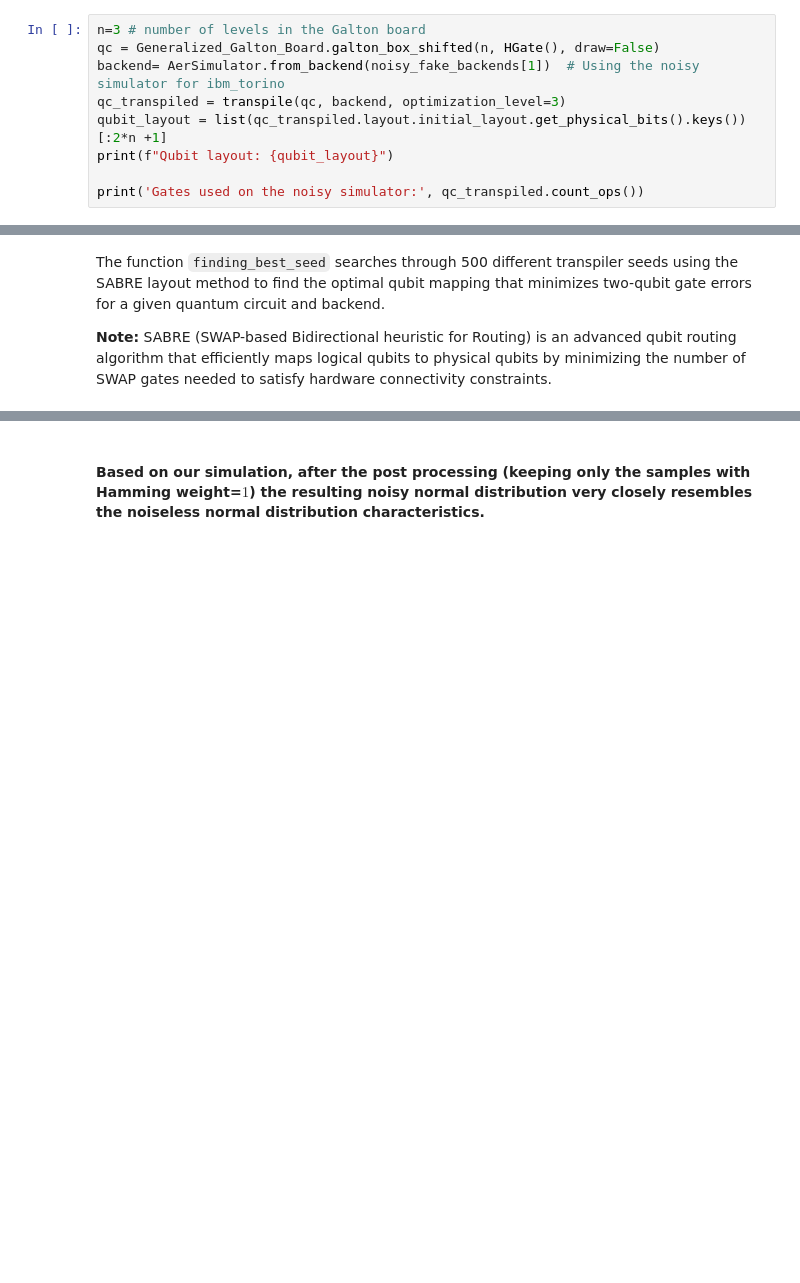
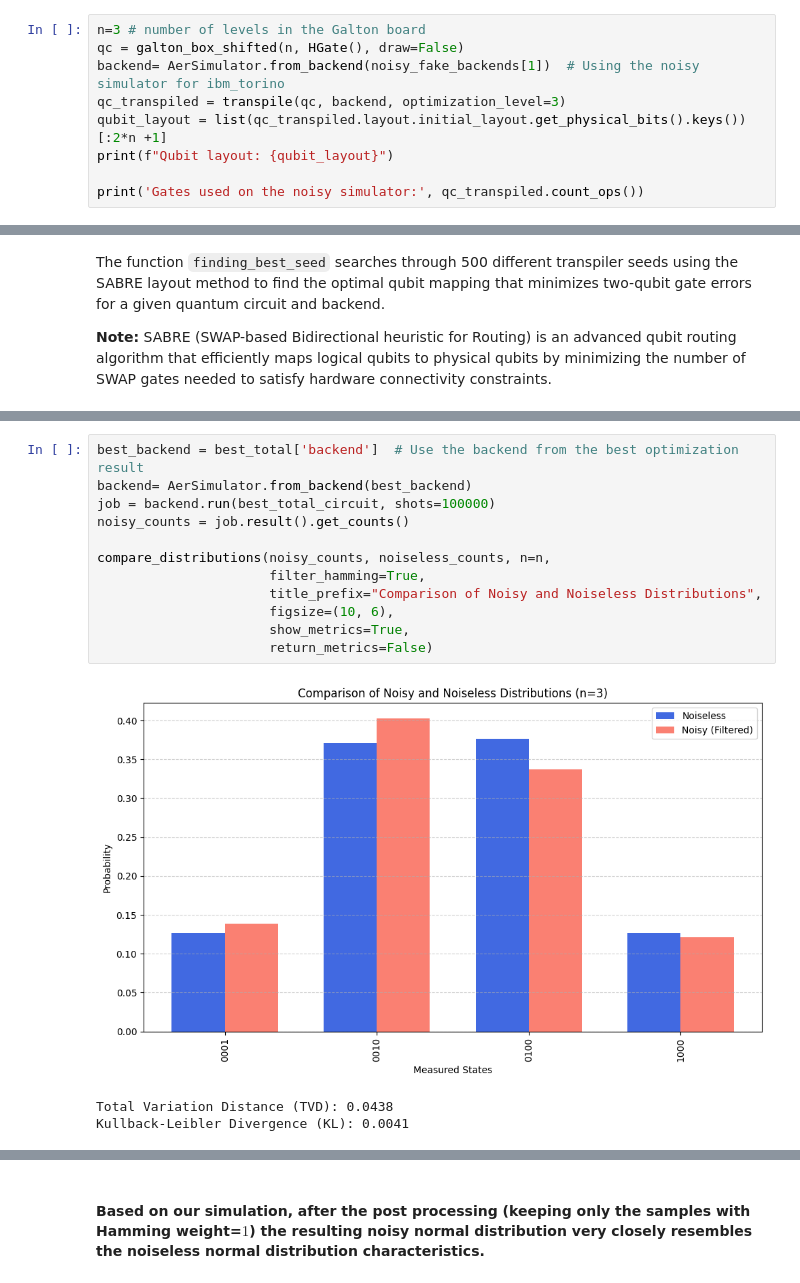
Before and after one commit to virajd98/Q-Plinkers, a Jupyter notebook: Final Notebooks/Noisy_QGB.ipynb, the cells around one changed output, grey strips where cells are left out. Drawn from its saved outputs; the diff is of its cells as text; blank space fills up the shorter version.

```diff
--- a/Final Notebooks/Noisy_QGB.ipynb
+++ b/Final Notebooks/Noisy_QGB.ipynb
@@ -321,7 +431,7 @@ def compare_distributions(noisy_counts, noiseless_counts, n,
 As an example we demonstrate a $3$ level QGB on a noisy simulator.
 # %%
 n=3 # number of levels in the Galton board
-qc = Generalized_Galton_Board.galton_box_shifted(n, HGate(), draw=False)
+qc = galton_box_shifted(n, HGate(), draw=False)
 backend= AerSimulator.from_backend(noisy_fake_backends[1])  # Using the noisy simulator for ibm_torino
 qc_transpiled = transpile(qc, backend, optimization_level=3)
 qubit_layout = list(qc_transpiled.layout.initial_layout.get_physical_bits().keys())[:2*n +1]
@@ -520,2 +626,18 @@ Kullback-Leibler Divergence (KL): 0.0001
+# %%
+best_backend = best_total['backend']  # Use the backend from the best optimization result
+backend= AerSimulator.from_backend(best_backend)
+job = backend.run(best_total_circuit, shots=100000)
+noisy_counts = job.result().get_counts()
+
+compare_distributions(noisy_counts, noiseless_counts, n=n,
+                      filter_hamming=True,
+                      title_prefix="Comparison of Noisy and Noiseless Distributions",
+                      figsize=(10, 6),
+                      show_metrics=True,
+                      return_metrics=False)
+# %% [output]
+[figure, added]
+Total Variation Distance (TVD): 0.0438
+Kullback-Leibler Divergence (KL): 0.0041
 # %%
 n=5 # number of levels in the Galton board
```
Also changed, not shown: parts of 28 cells of this notebook, 5 other files.
